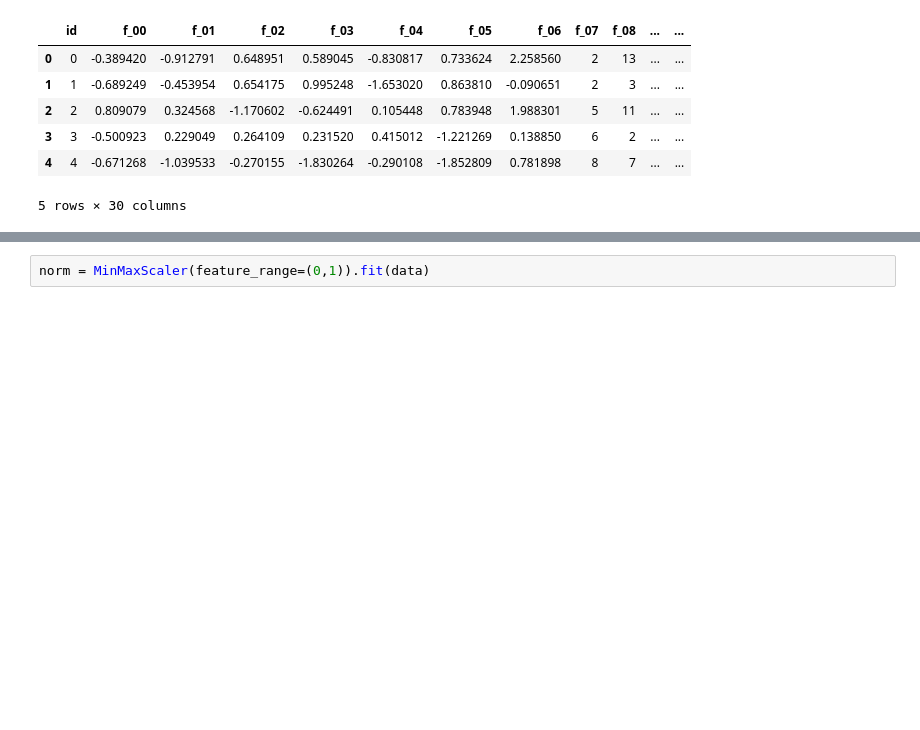
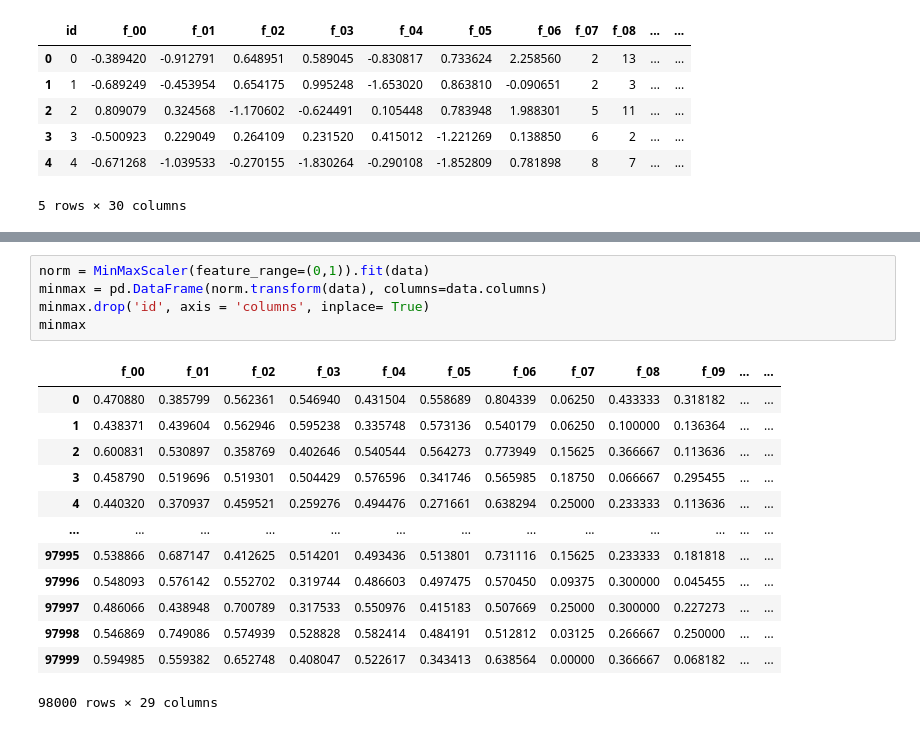
Before and after one commit to elissa-c/university, a Jupyter notebook: Tabular playground/Classification.ipynb, the cells around one changed output, grey strips where cells are left out. Saved outputs shown, nothing was run; the diff lists cells and outputs as text; blank space fills up the shorter version.

```diff
--- a/Tabular playground/Classification.ipynb
+++ b/Tabular playground/Classification.ipynb
@@ -18,2 +42,19 @@ data.head(5)
 # %%
 norm = MinMaxScaler(feature_range=(0,1)).fit(data)
+minmax = pd.DataFrame(norm.transform(data), columns=data.columns)
+minmax.drop('id', axis = 'columns', inplace= True)
+minmax
+# %% [output]
+|  | f_00 | f_01 | f_02 | f_03 | f_04 | f_05 | f_06 | f_07 | f_08 | f_09 | ... | ... |
+| 0 | 0.470880 | 0.385799 | 0.562361 | 0.546940 | 0.431504 | 0.558689 | 0.804339 | 0.06250 | 0.433333 | 0.318182 | ... | ... |
+| 1 | 0.438371 | 0.439604 | 0.562946 | 0.595238 | 0.335748 | 0.573136 | 0.540179 | 0.06250 | 0.100000 | 0.136364 | ... | ... |
+| 2 | 0.600831 | 0.530897 | 0.358769 | 0.402646 | 0.540544 | 0.564273 | 0.773949 | 0.15625 | 0.366667 | 0.113636 | ... | ... |
+| 3 | 0.458790 | 0.519696 | 0.519301 | 0.504429 | 0.576596 | 0.341746 | 0.565985 | 0.18750 | 0.066667 | 0.295455 | ... | ... |
+| 4 | 0.440320 | 0.370937 | 0.459521 | 0.259276 | 0.494476 | 0.271661 | 0.638294 | 0.25000 | 0.233333 | 0.113636 | ... | ... |
+| ... | ... | ... | ... | ... | ... | ... | ... | ... | ... | ... | ... | ... |
+| 97995 | 0.538866 | 0.687147 | 0.412625 | 0.514201 | 0.493436 | 0.513801 | 0.731116 | 0.15625 | 0.233333 | 0.181818 | ... | ... |
+| 97996 | 0.548093 | 0.576142 | 0.552702 | 0.319744 | 0.486603 | 0.497475 | 0.570450 | 0.09375 | 0.300000 | 0.045455 | ... | ... |
+| 97997 | 0.486066 | 0.438948 | 0.700789 | 0.317533 | 0.550976 | 0.415183 | 0.507669 | 0.25000 | 0.300000 | 0.227273 | ... | ... |
+| 97998 | 0.546869 | 0.749086 | 0.574939 | 0.528828 | 0.582414 | 0.484191 | 0.512812 | 0.03125 | 0.266667 | 0.250000 | ... | ... |
+| 97999 | 0.594985 | 0.559382 | 0.652748 | 0.408047 | 0.522617 | 0.343413 | 0.638564 | 0.00000 | 0.366667 | 0.068182 | ... | ... |
+98000 rows × 29 columns
```
Also changed, not shown: parts of 9 cells of this notebook.
